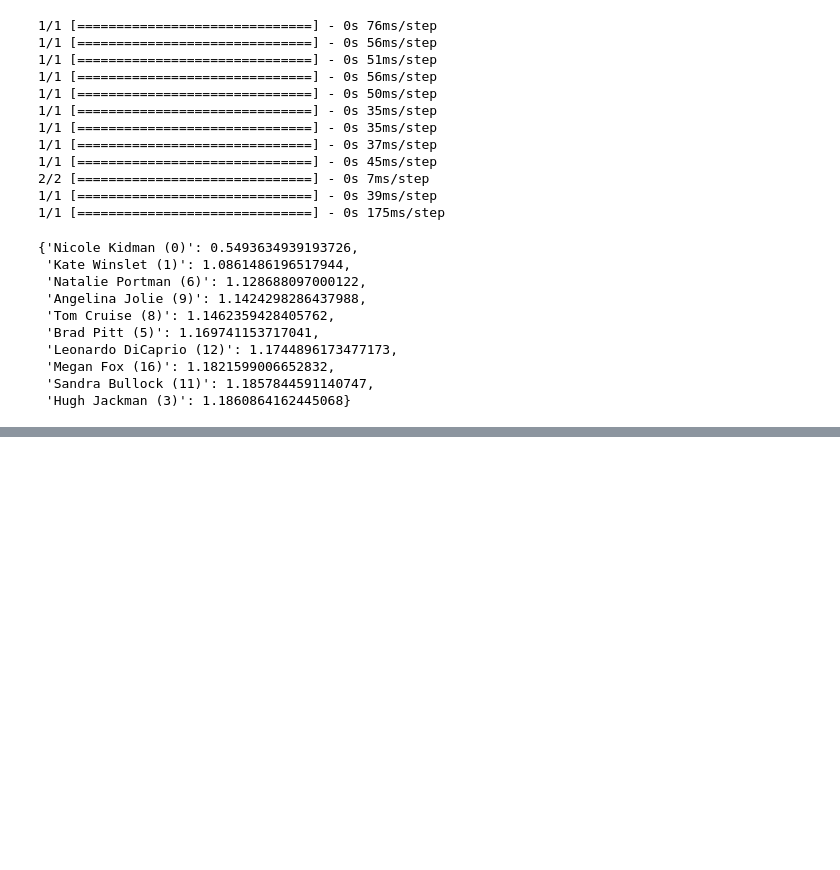
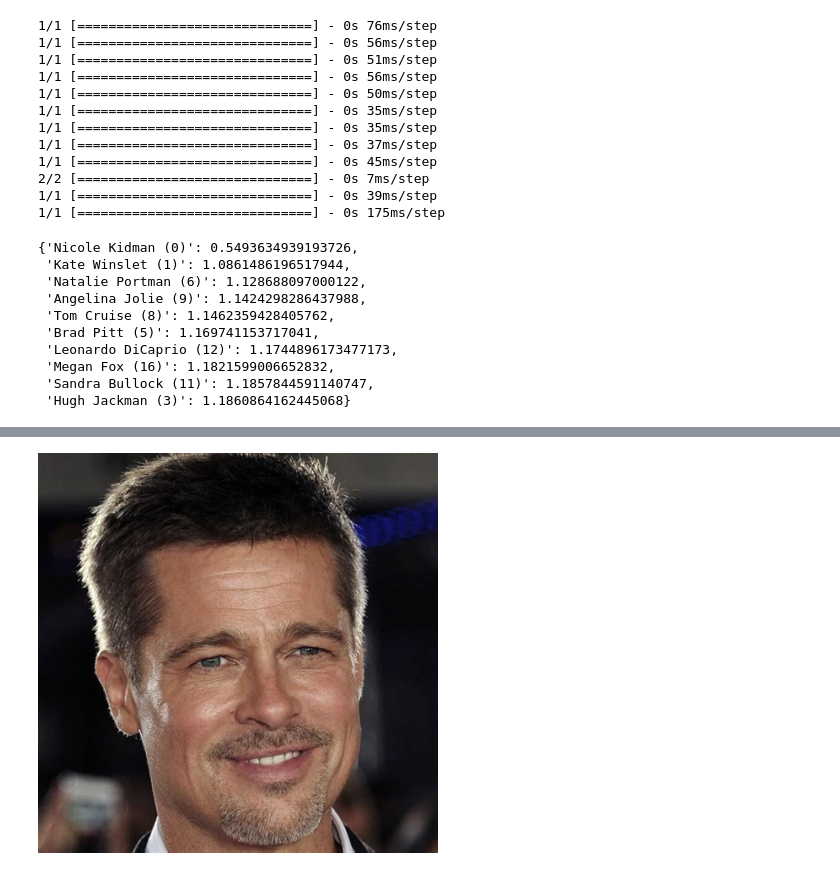
Before and after one commit to abhishek-kumar/ml-edge, a Jupyter notebook: 3_computer_vision/6_face_detection_representation_recognition_ann.ipynb, the cells around one changed output, grey strips where cells are left out. Cells and saved outputs as stored; diff of their text form; code cells hidden in the pictures; blank space fills up the shorter version.

Commit message:
Updated face recognition notebook with unseen example demo.

```diff
--- a/3_computer_vision/6_face_detection_representation_recognition_ann.ipynb
+++ b/3_computer_vision/6_face_detection_representation_recognition_ann.ipynb
@@ -258,0 +246,4 @@ recognize(read_image_array(id_to_images[8][-1]), ann_index)
+# %%
+Image.fromarray(read_image_array("Celebrity Faces Dataset/Brad Pitt/073_aa4e37e8.jpg"))
+# %% [output]
+[figure, added]
```
Also changed, not shown: parts of 7 cells of this notebook.
